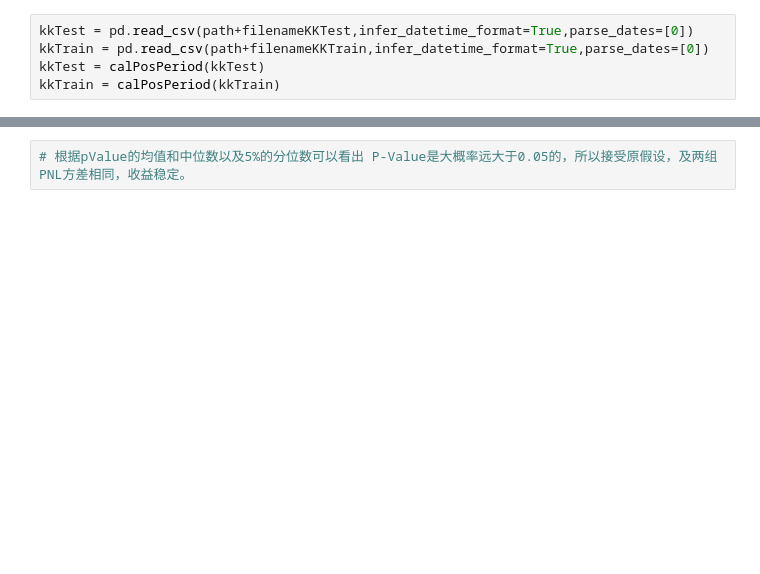
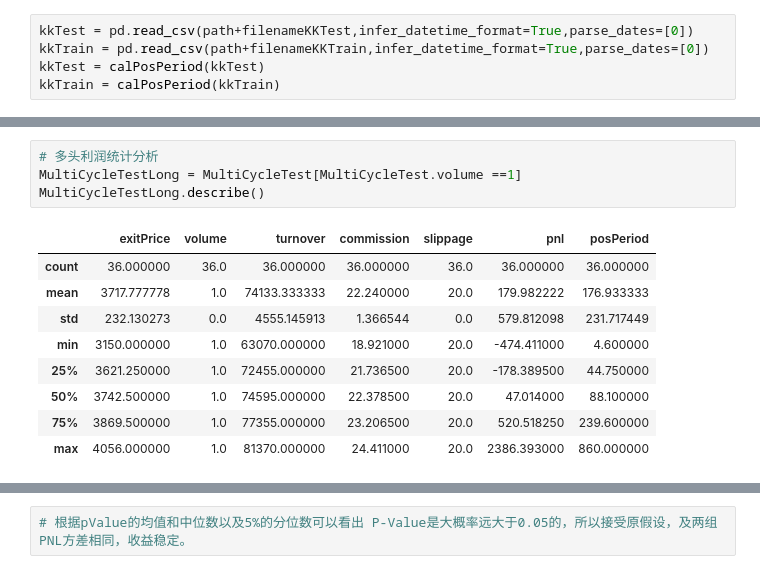
Before and after one commit to kamiseko/for-vnpy, a Jupyter notebook: CTA_Strategy_Output_Ananlysis.ipynb, the cells around one changed output, grey strips where cells are left out. Saved outputs shown, nothing was run; the diff lists cells and outputs as text; blank space fills up the shorter version.

```diff
--- a/CTA_Strategy_Output_Ananlysis.ipynb
+++ b/CTA_Strategy_Output_Ananlysis.ipynb
@@ -108,0 +115,14 @@ kkTrain .describe()
+# %%
+# 多头利润统计分析
+MultiCycleTestLong = MultiCycleTest[MultiCycleTest.volume ==1]
+MultiCycleTestLong.describe()
+# %% [output]
+|  | exitPrice | volume | turnover | commission | slippage | pnl | posPeriod |
+| count | 36.000000 | 36.0 | 36.000000 | 36.000000 | 36.0 | 36.000000 | 36.000000 |
+| mean | 3717.777778 | 1.0 | 74133.333333 | 22.240000 | 20.0 | 179.982222 | 176.933333 |
+| std | 232.130273 | 0.0 | 4555.145913 | 1.366544 | 0.0 | 579.812098 | 231.717449 |
+| min | 3150.000000 | 1.0 | 63070.000000 | 18.921000 | 20.0 | -474.411000 | 4.600000 |
+| 25% | 3621.250000 | 1.0 | 72455.000000 | 21.736500 | 20.0 | -178.389500 | 44.750000 |
+| 50% | 3742.500000 | 1.0 | 74595.000000 | 22.378500 | 20.0 | 47.014000 | 88.100000 |
+| 75% | 3869.500000 | 1.0 | 77355.000000 | 23.206500 | 20.0 | 520.518250 | 239.600000 |
+| max | 4056.000000 | 1.0 | 81370.000000 | 24.411000 | 20.0 | 2386.393000 | 860.000000 |
```
Also changed, not shown: parts of 27 cells of this notebook.
